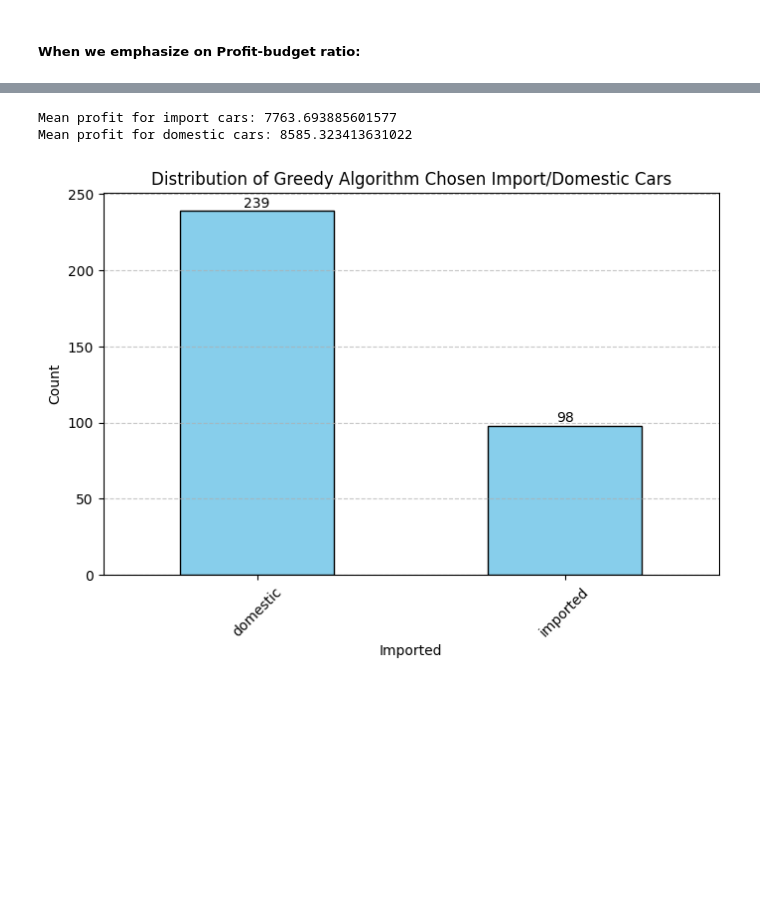
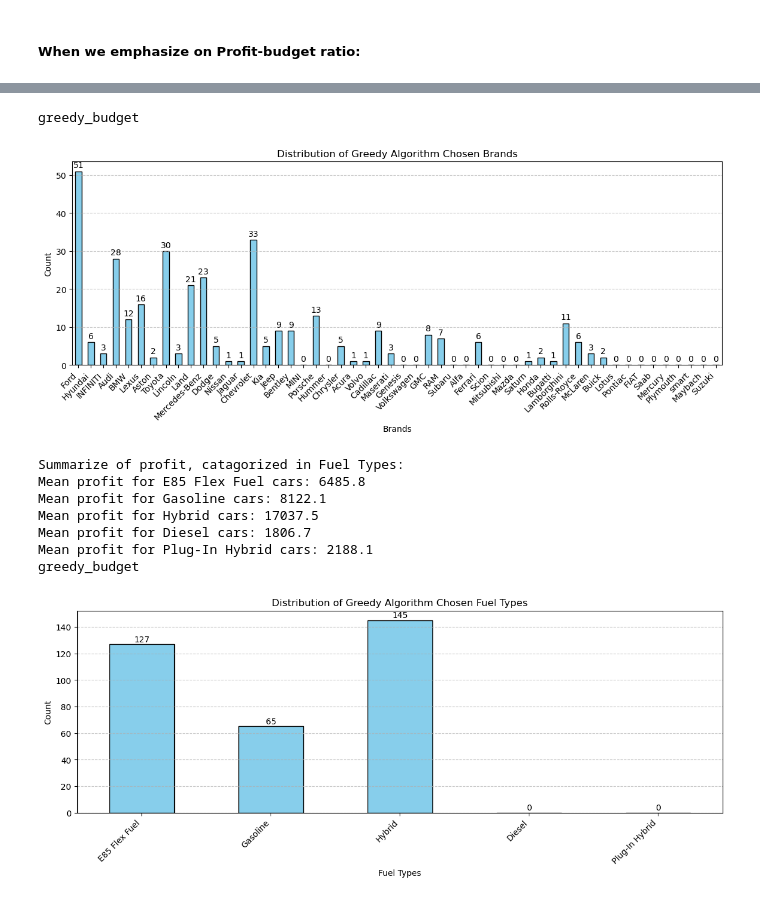
Before and after one commit to JustinTrenchcoat/MATH441_Project_2, a Jupyter notebook: greedy_budget.ipynb, the cells around one changed output, grey strips where cells are left out. Drawn from its saved outputs; the diff is of its cells as text; code cells hidden in the pictures; blank space fills up the shorter version.

```diff
--- a/greedy_budget.ipynb
+++ b/greedy_budget.ipynb
@@ -126,28 +74,16 @@ plt.show()
-# %%
-import_profit = df_new[df_new['imported'] == 1]['Profit'].mean()
-
-# Calculate the mean profit for Gasoline cars
-non_import_profit = df_new[df_new['imported'] == 0]['Profit'].mean()
-
-# Print the results
-print("Mean profit for import cars:", import_profit)
-print("Mean profit for domestic cars:", non_import_profit)
-# %% [output]
-Mean profit for import cars: 7763.693885601577
-Mean profit for domestic cars: 8585.323413631022
-# %%
-greedy_selected_import = df_new.loc[items, "imported"].map({0: 'domestic', 1: 'imported'})
-import_counts = greedy_selected_import.value_counts()
-plt.figure(figsize=(8,5))
-import_counts.plot(kind="bar", color = "skyblue", edgecolor="black")
-plt.xlabel("Imported")
-plt.ylabel("Count")
-plt.title("Distribution of Greedy Algorithm Chosen Import/Domestic Cars")
-plt.xticks(rotation=45)
-plt.grid(axis='y', linestyle='--', alpha=0.7)
-for i, value in enumerate(import_counts):
-    plt.text(i,value +0.5, str(value), ha="center", va="bottom", fontsize=10)
-plt.savefig("data/greedy_budget_import.png", dpi=300, bbox_inches="tight")
-plt.show()
-# %% [output]
-[figure, removed]
+# %%
+selected(df_new, items, "greedy_budget","Greedy Algorithm", "Brands", "brand")
+# %% [output]
+greedy_budget
+[figure, added]
+# %%
+selected(df_new, items, "greedy_budget", "Greedy Algorithm", "Fuel Types", "fuel_type")
+# %% [output]
+Summarize of profit, catagorized in Fuel Types:
+Mean profit for E85 Flex Fuel cars: 6485.8
+Mean profit for Gasoline cars: 8122.1
+Mean profit for Hybrid cars: 17037.5
+Mean profit for Diesel cars: 1806.7
+Mean profit for Plug-In Hybrid cars: 2188.1
+greedy_budget
+[figure, added]
```
Also changed, not shown: parts of 6 cells of this notebook, 6 other files.
